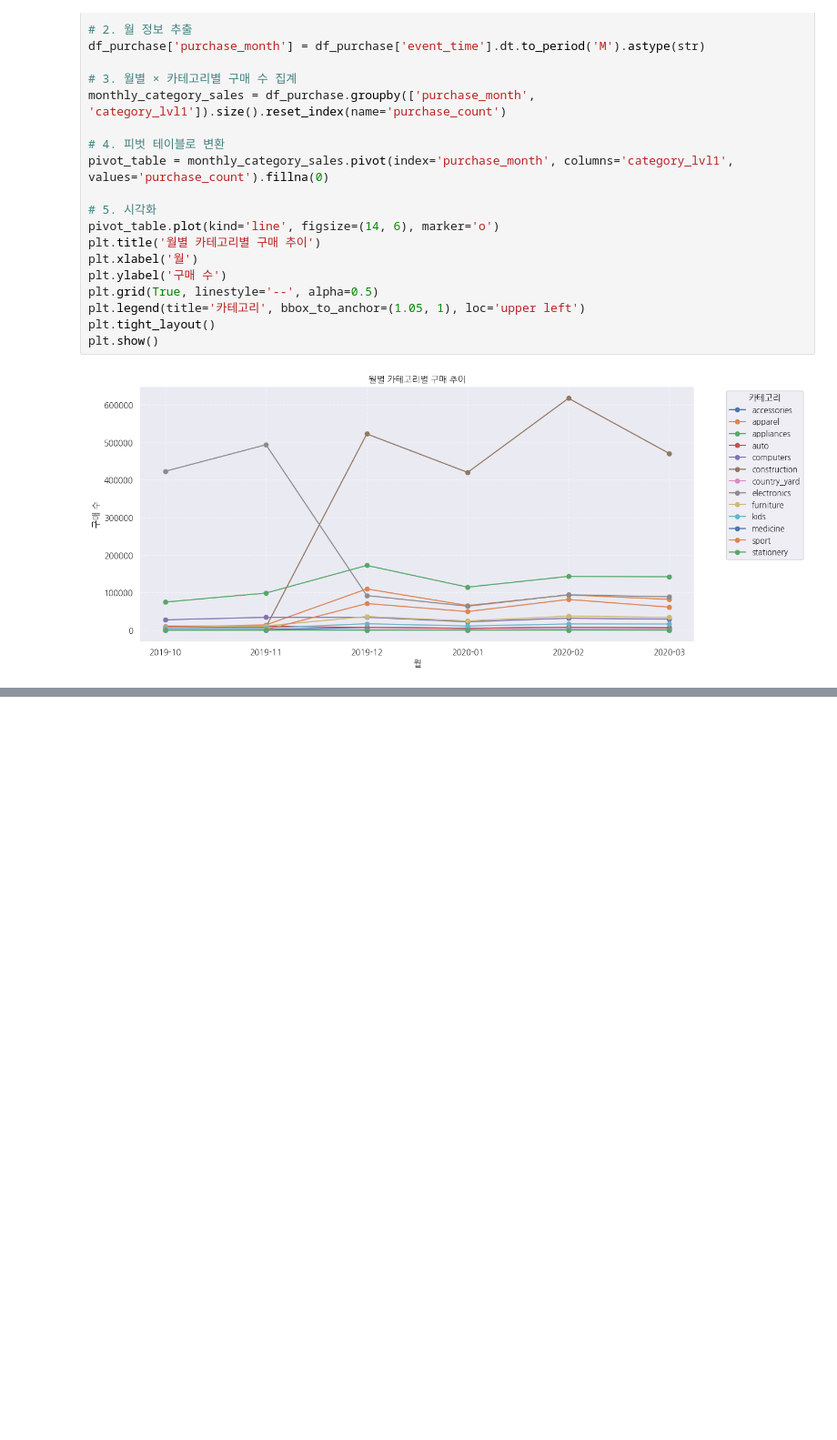
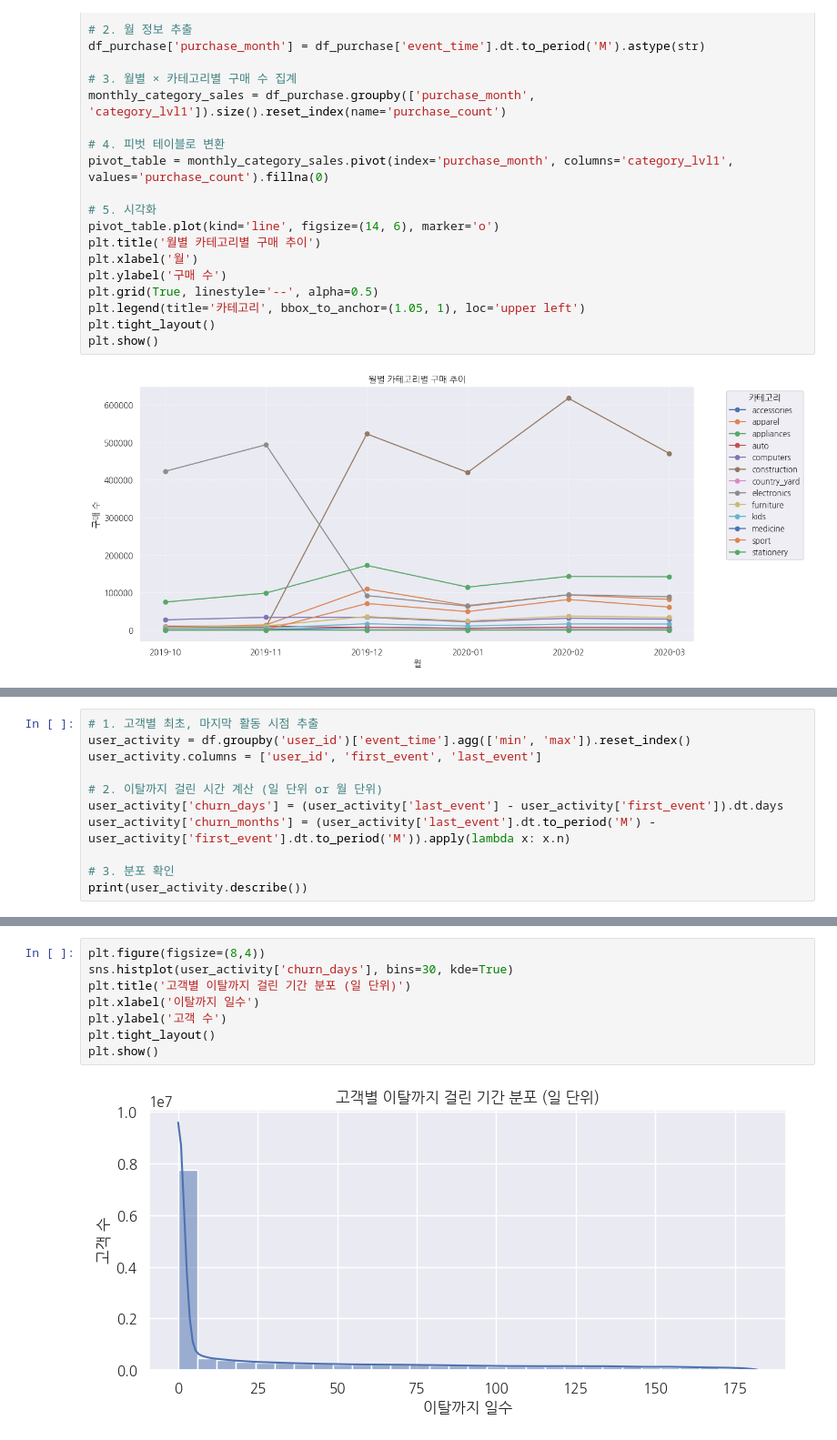
Before and after one commit to Rungky/customer-retention-analytics, a Jupyter notebook: 한지연/전체데이터분석.ipynb, the cells around one changed output, grey strips where cells are left out. Shown at 91% size. Saved outputs shown, nothing was run; the diff lists cells and outputs as text; blank space fills up the shorter version.

```diff
--- a/한지연/전체데이터분석.ipynb
+++ b/한지연/전체데이터분석.ipynb
@@ -200,0 +333,11 @@ plt.show()
+# %%
+# 1. 고객별 최초, 마지막 활동 시점 추출
+user_activity = df.groupby('user_id')['event_time'].agg(['min', 'max']).reset_index()
+user_activity.columns = ['user_id', 'first_event', 'last_event']
+
+# 2. 이탈까지 걸린 시간 계산 (일 단위 or 월 단위)
+user_activity['churn_days'] = (user_activity['last_event'] - user_activity['first_event']).dt.days
+user_activity['churn_months'] = (user_activity['last_event'].dt.to_period('M') - user_activity['first_event'].dt.to_period('M')).apply(lambda x: x.n)
+
+# 3. 분포 확인
+print(user_activity.describe())
@@ -200,0 +354,10 @@ plt.show()
+# %%
+plt.figure(figsize=(8,4))
+sns.histplot(user_activity['churn_days'], bins=30, kde=True)
+plt.title('고객별 이탈까지 걸린 기간 분포 (일 단위)')
+plt.xlabel('이탈까지 일수')
+plt.ylabel('고객 수')
+plt.tight_layout()
+plt.show()
+# %% [output]
+[figure, added]
```
Also changed, not shown: parts of 53 cells of this notebook.
